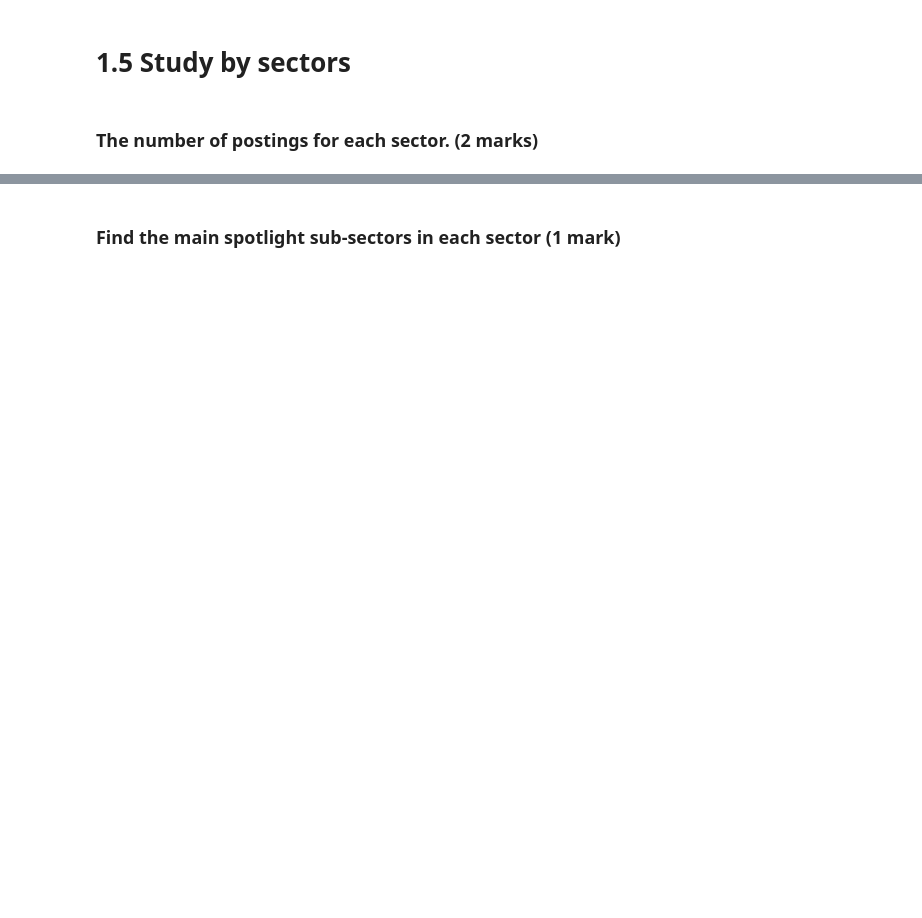
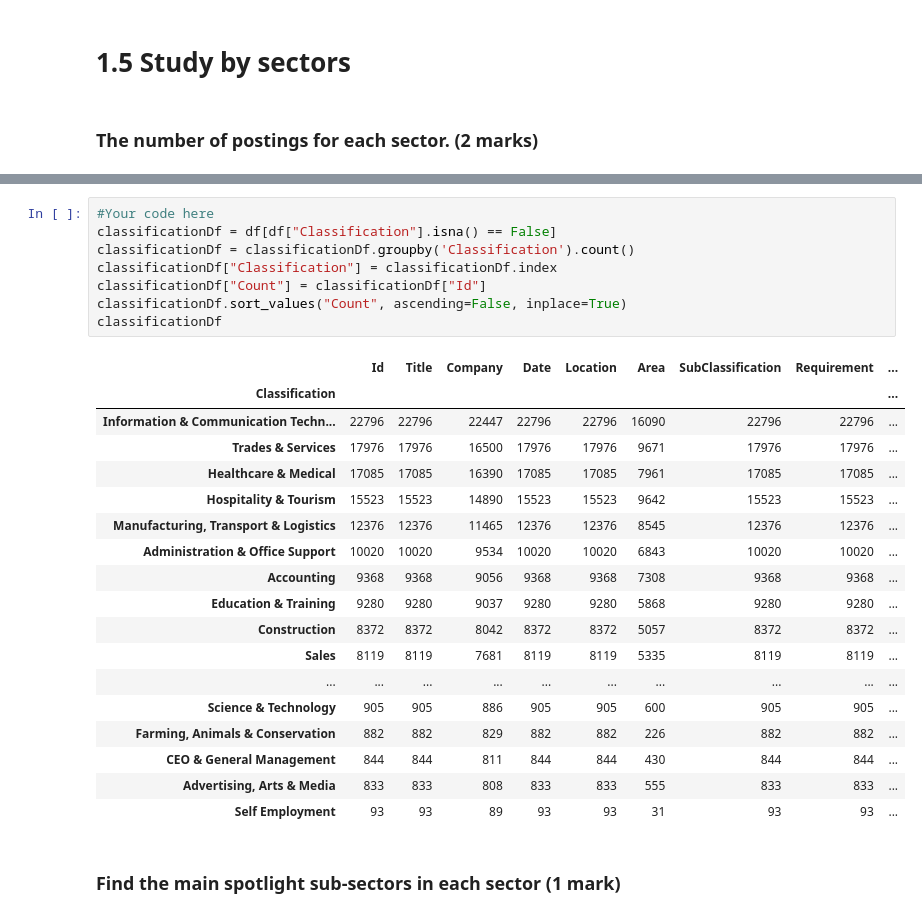
Before and after one commit to zacjensen/3803ICT-Assignment, a Jupyter notebook: Skeleton Working Copy.ipynb, the cells around one changed output, grey strips where cells are left out. Cells and saved outputs as stored; diff of their text form; blank space fills up the shorter version.

```diff
--- a/Skeleton Working Copy.ipynb
+++ b/Skeleton Working Copy.ipynb
@@ -199,3 +214,30 @@ locationTop10Df.index = locationTop10Df['Location']
+# %%
+#Your code here
+classificationDf = df[df["Classification"].isna() == False]
+classificationDf = classificationDf.groupby('Classification').count()
+classificationDf["Classification"] = classificationDf.index
+classificationDf["Count"] = classificationDf["Id"]
+classificationDf.sort_values("Count", ascending=False, inplace=True)
+classificationDf
+# %% [output]
+|  | Id | Title | Company | Date | Location | Area | SubClassification | Requirement | ... |
+| Classification |  |  |  |  |  |  |  |  | ... |
+| Information & Communication Techn... | 22796 | 22796 | 22447 | 22796 | 22796 | 16090 | 22796 | 22796 | ... |
+| Trades & Services | 17976 | 17976 | 16500 | 17976 | 17976 | 9671 | 17976 | 17976 | ... |
+| Healthcare & Medical | 17085 | 17085 | 16390 | 17085 | 17085 | 7961 | 17085 | 17085 | ... |
+| Hospitality & Tourism | 15523 | 15523 | 14890 | 15523 | 15523 | 9642 | 15523 | 15523 | ... |
+| Manufacturing, Transport & Logistics | 12376 | 12376 | 11465 | 12376 | 12376 | 8545 | 12376 | 12376 | ... |
+| Administration & Office Support | 10020 | 10020 | 9534 | 10020 | 10020 | 6843 | 10020 | 10020 | ... |
+| Accounting | 9368 | 9368 | 9056 | 9368 | 9368 | 7308 | 9368 | 9368 | ... |
+| Education & Training | 9280 | 9280 | 9037 | 9280 | 9280 | 5868 | 9280 | 9280 | ... |
+| Construction | 8372 | 8372 | 8042 | 8372 | 8372 | 5057 | 8372 | 8372 | ... |
+| Sales | 8119 | 8119 | 7681 | 8119 | 8119 | 5335 | 8119 | 8119 | ... |
+| ... | ... | ... | ... | ... | ... | ... | ... | ... | ... |
+| Science & Technology | 905 | 905 | 886 | 905 | 905 | 600 | 905 | 905 | ... |
+| Farming, Animals & Conservation | 882 | 882 | 829 | 882 | 882 | 226 | 882 | 882 | ... |
+| CEO & General Management | 844 | 844 | 811 | 844 | 844 | 430 | 844 | 844 | ... |
+| Advertising, Arts & Media | 833 | 833 | 808 | 833 | 833 | 555 | 833 | 833 | ... |
+| Self Employment | 93 | 93 | 89 | 93 | 93 | 31 | 93 | 93 | ... |
 # %% [markdown]
 ### Find the main spotlight sub-sectors in each sector (1 mark)
 # %%
```
Also changed, not shown: parts of 7 cells of this notebook.
